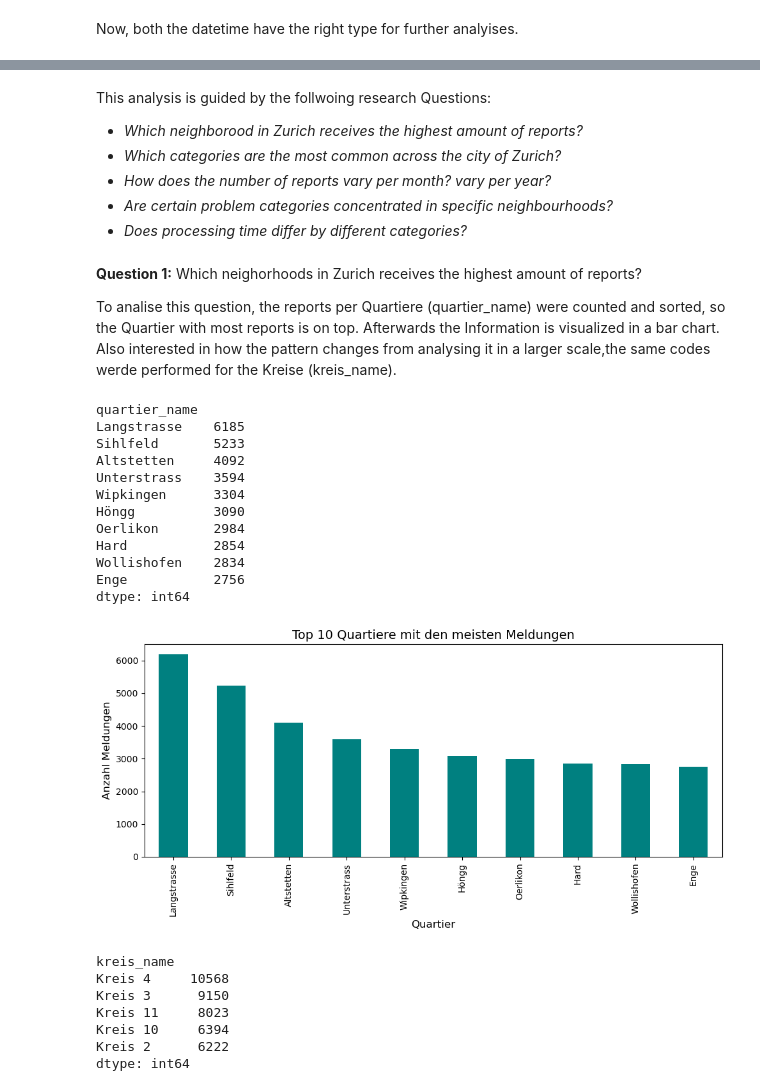
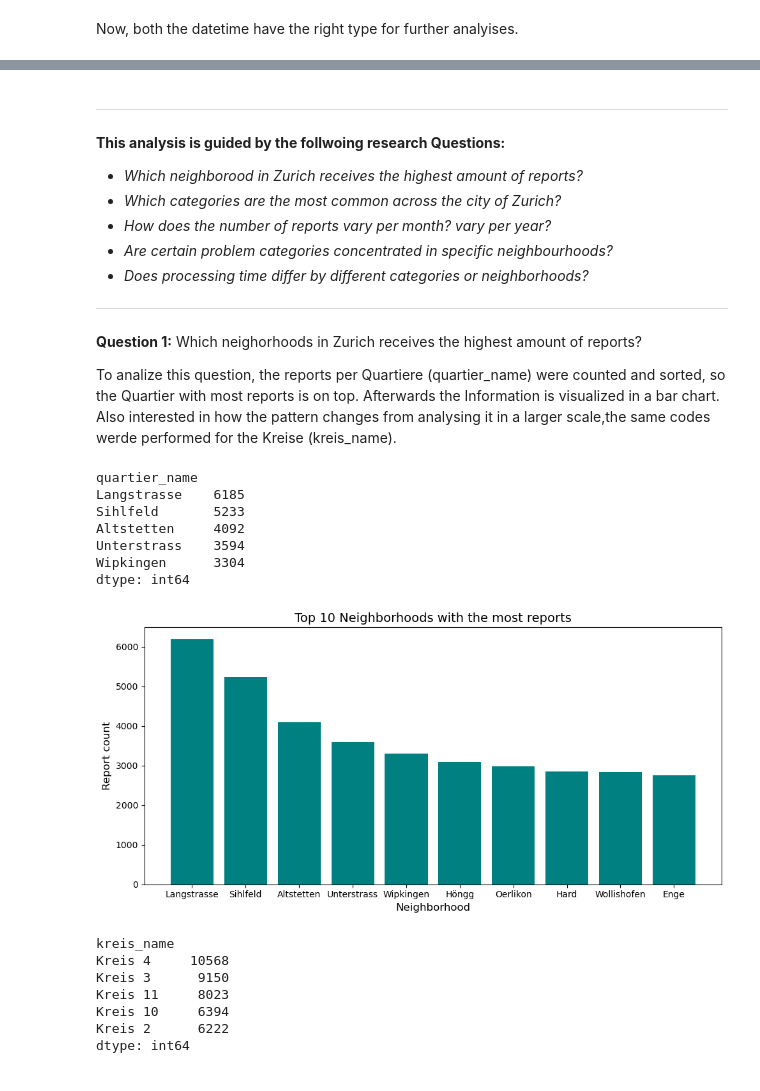
Before and after one commit to ripy250/project_ri, a Jupyter notebook: notebooks/analysis_and_visulaization.ipynb, the cells around one changed output, grey strips where cells are left out. Saved outputs shown, nothing was run; the diff lists cells and outputs as text; code cells hidden in the pictures.

```diff
--- a/notebooks/analysis_and_visulaization.ipynb
+++ b/notebooks/analysis_and_visulaization.ipynb
@@ -101,14 +146,16 @@ Now, both the datetime have the right type for further analyises.
 # %% [markdown]
-This analysis is guided by the follwoing research Questions:
+---
+**This analysis is guided by the follwoing research Questions:**
 - *Which neighborood in Zurich receives the highest amount of reports?*
 - *Which categories are the most common across the city of Zurich?*
 - *How does the number of reports vary per month? vary per year?*
 - *Are certain problem categories concentrated in specific neighbourhoods?*
-- *Does processing time differ by different categories?*
+- *Does processing time differ by different categories or neighborhoods?*
+---
 # %% [markdown]
 **Question 1:** Which neighorhoods in Zurich receives the highest amount of reports?
 
-To analise this question, the reports per Quartiere (quartier_name) were counted and sorted, so the Quartier with most reports is on top. Afterwards the Information is visualized in a bar chart.  Also interested in how the pattern changes from analysing it in a larger scale,the same codes werde performed for the Kreise (kreis_name).
+To analize this question, the reports per Quartiere (quartier_name) were counted and sorted, so the Quartier with most reports is on top. Afterwards the Information is visualized in a bar chart.  Also interested in how the pattern changes from analysing it in a larger scale,the same codes werde performed for the Kreise (kreis_name).
 # %%
 reports_per_quartier = (
     reports_with_quartiere
@@ -119,9 +166,7 @@ reports_per_quartier = (
     .sort_values(ascending=False)
     #this function sorts the values and with ascending = False, it sorts it from top to bottom
 )
-
-reports_per_quartier.head(10)
-#i am only interested in the top 10, and not all 36 Quartiere, that would be to much to visualize
+reports_per_quartier.head(5)
 # %% [output]
 quartier_name
 Langstrasse    6185
@@ -129,26 +174,32 @@ Sihlfeld       5233
 Altstetten     4092
 Unterstrass    3594
 Wipkingen      3304
-Höngg          3090
-Oerlikon       2984
-Hard           2854
-Wollishofen    2834
-Enge           2756
 dtype: int64
 # %%
-ax = reports_per_quartier.head(10).plot(
-    kind="bar",
-    figsize=(10, 5),
+top_10_quartiere = reports_per_quartier.head(10)
+
+fig, ax = plt.subplots(figsize=(10, 5))
+
+ax.bar(
+    top_10_quartiere.index,
+    top_10_quartiere.values,
     color="teal"
 )
 
-ax.set_title("Top 10 Quartiere mit den meisten Meldungen", fontsize=14)
-ax.set_xlabel("Quartier", fontsize=12)
-ax.set_ylabel("Anzahl Meldungen", fontsize=12)
+ax.set_title("Top 10 Neighborhoods with the most reports", fontsize=14)
+ax.set_xlabel("Neighborhood", fontsize=12)
+ax.set_ylabel("Report count", fontsize=12)
+
 # setting this function, so the axes and titles are celan in the layout
 plt.tight_layout()
+
+fig.savefig("../output/maps/Top10_Neighborhoods_Mostreports.png",
+    dpi=300,
+    bbox_inches="tight"
+)
+plt.show()
 # %% [output]
-[figure, old version]
+[figure, new version]
 # %%
 reports_per_kreise = (
     reports_with_quartiere
```
Also changed, not shown: parts of 46 cells of this notebook, 19 other files.
